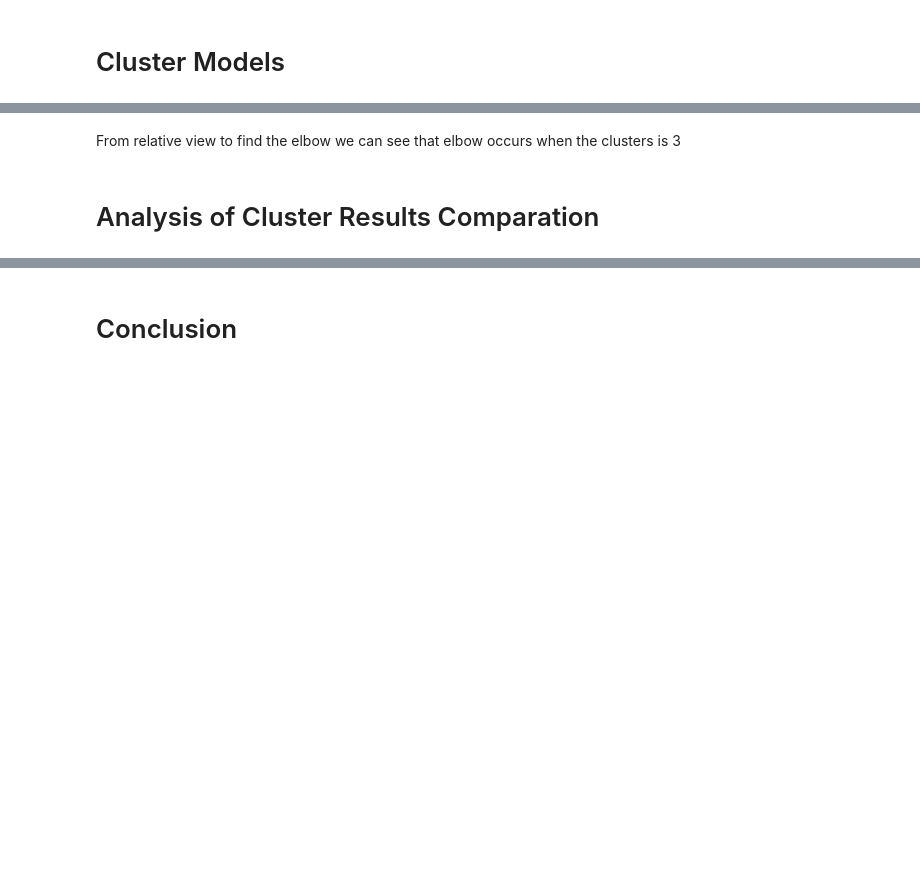
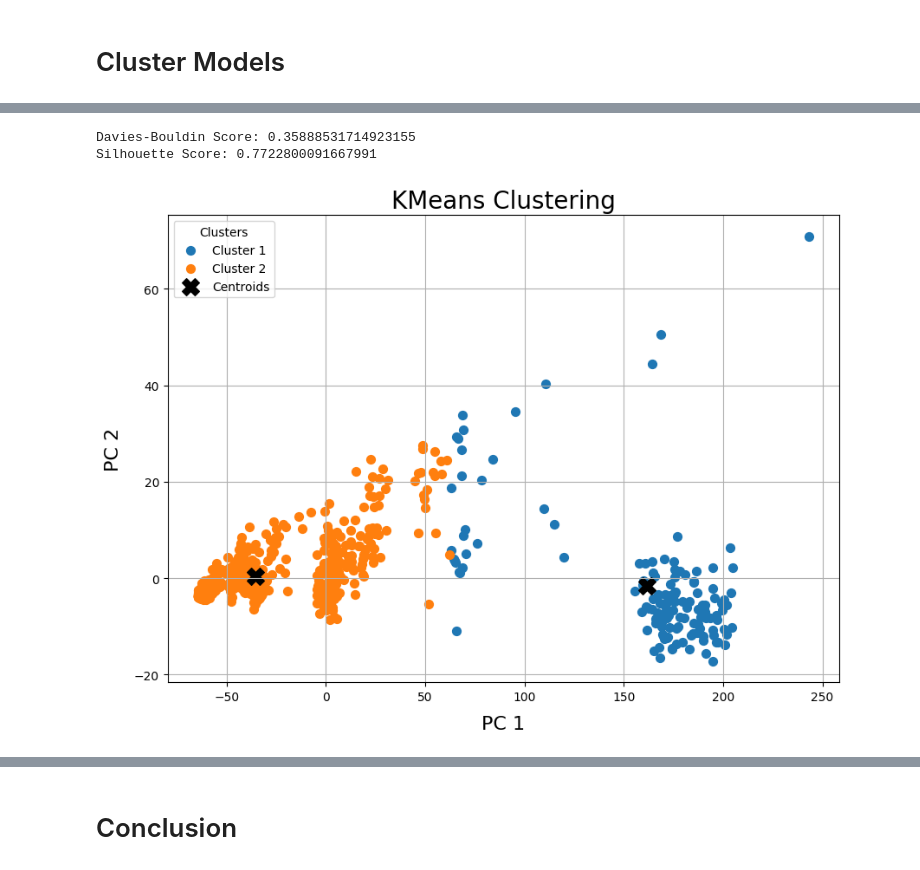
Before and after one commit to pwawiwa/ClusteringTask, a Jupyter notebook: Final.ipynb, the cells around one changed output, grey strips where cells are left out. Drawn from its saved outputs; the diff is of its cells as text; code cells hidden in the pictures; blank space fills up the shorter version.

```diff
--- a/Final.ipynb
+++ b/Final.ipynb
@@ -650,4 +271,43 @@ plt.show()
-# %% [markdown]
-From relative view to find the elbow we can see that elbow occurs when the clusters is 3
-# %% [markdown]
-# Analysis of Cluster Results Comparation
+# %%
+import numpy as np
+import matplotlib.pyplot as plt
+from sklearn.cluster import KMeans
+from sklearn.metrics import davies_bouldin_score, silhouette_score
+
+# Step 1: Fit the KMeans model with the optimal number of clusters (3)
+optimal_n_clusters = 2
+kmeans = KMeans(n_clusters=optimal_n_clusters, random_state=42)
+kmeans.fit(pca_df)
+
+# Step 2: Calculate Davies-Bouldin score
+db_score = davies_bouldin_score(pca_df, kmeans.labels_)
+
+# Step 3: Calculate Silhouette score
+silhouette_avg = silhouette_score(pca_df, kmeans.labels_)
+
+# Print Scores
+print(f"Davies-Bouldin Score: {db_score}")
+print(f"Silhouette Score: {silhouette_avg}")
+
+# Step 4: Plot the clustered data
+plt.figure(figsize=(10, 7))
+
+# Scatter plot for each cluster
+for cluster in range(optimal_n_clusters):
+    cluster_points = pca_df[kmeans.labels_ == cluster]
+    plt.scatter(cluster_points.iloc[:, 0], cluster_points.iloc[:, 1], label=f'Cluster {cluster + 1}', s=50)
+
+# Plot the cluster centers
+centers = kmeans.cluster_centers_
+plt.scatter(centers[:, 0], centers[:, 1], s=200, c='black', marker='X', label='Centroids')
+
+plt.title('KMeans Clustering', fontsize=20)
+plt.xlabel('PC 1', fontsize=16, labelpad=10)
+plt.ylabel('PC 2', fontsize=16, labelpad=10)
+plt.legend(title='Clusters')
+plt.grid(True)
+plt.show()
+# %% [output]
+Davies-Bouldin Score: 0.35888531714923155
+Silhouette Score: 0.7722800091667991
+[figure, added]
```
Also changed, not shown: parts of 25 cells of this notebook, 3 other files.
